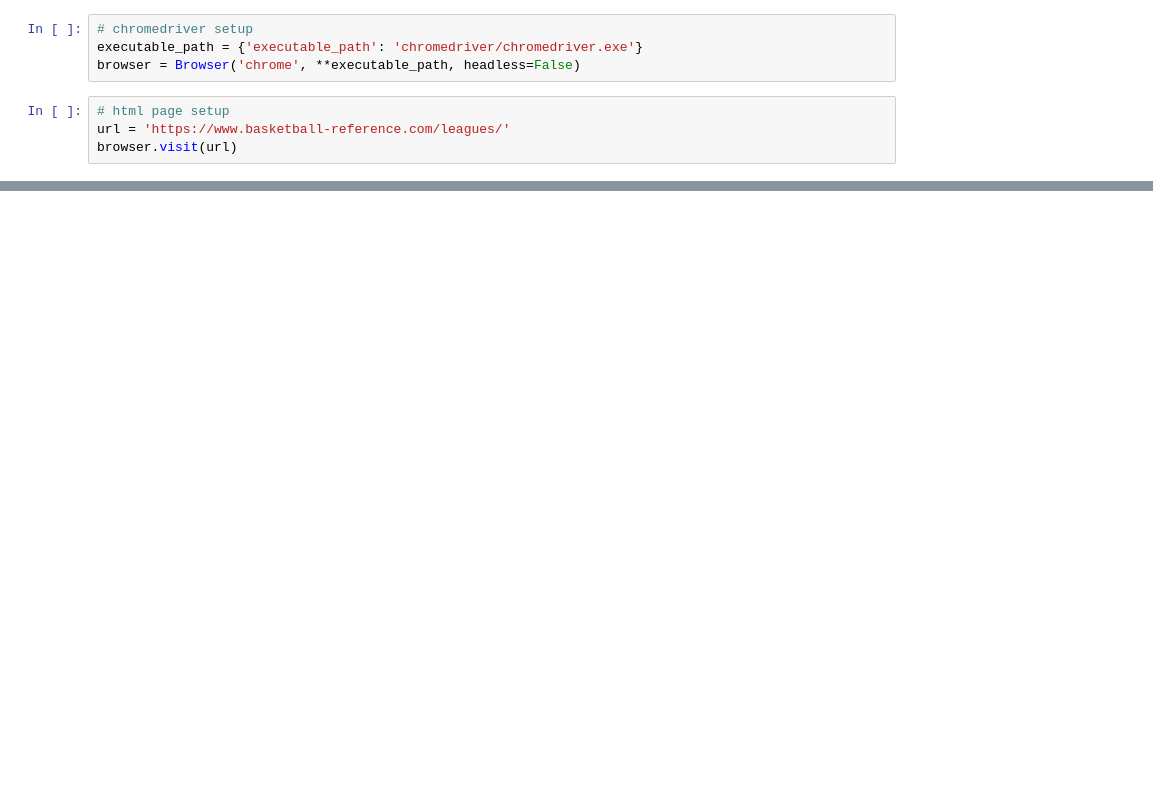
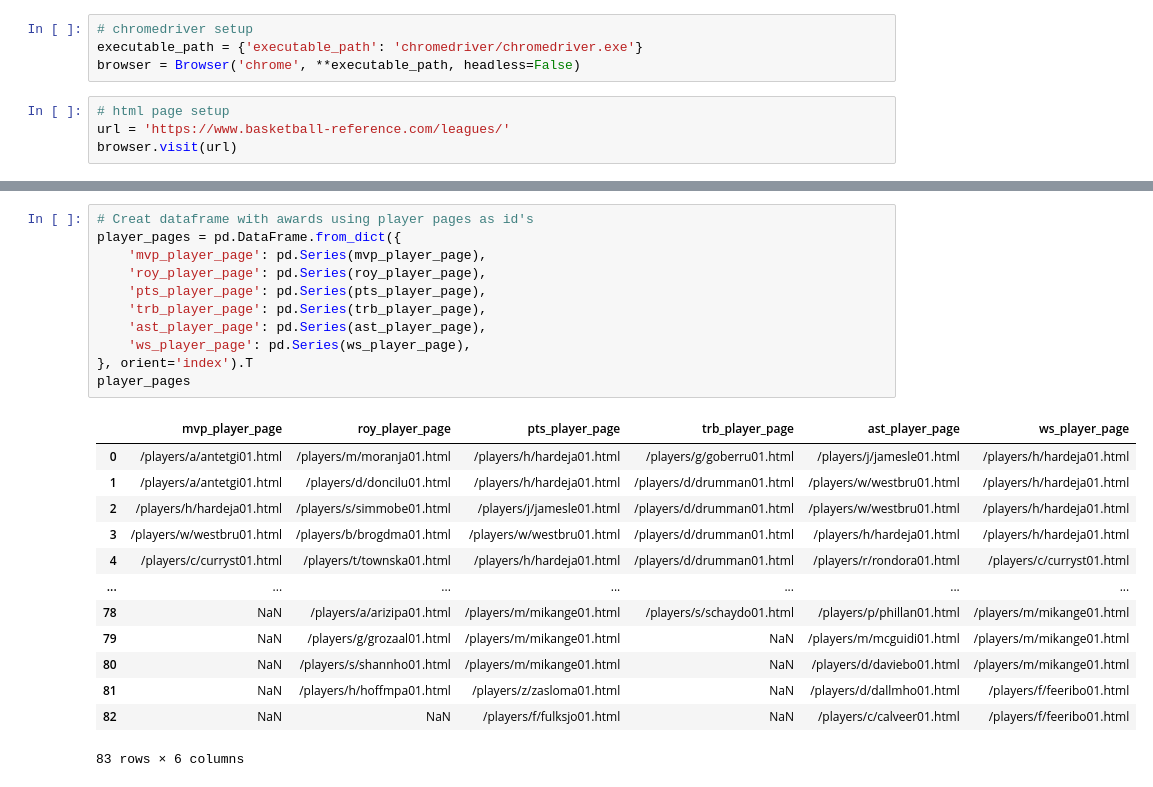
Before and after one commit to wclewett/ETL_project, a Jupyter notebook: awards_web_scrape.ipynb, the cells around one changed output, grey strips where cells are left out. Cells and saved outputs as stored; diff of their text form; blank space fills up the shorter version.

```diff
--- a/awards_web_scrape.ipynb
+++ b/awards_web_scrape.ipynb
@@ -105,0 +113,25 @@ player_links
+# %%
+# Creat dataframe with awards using player pages as id's
+player_pages = pd.DataFrame.from_dict({
+    'mvp_player_page': pd.Series(mvp_player_page),
+    'roy_player_page': pd.Series(roy_player_page),
+    'pts_player_page': pd.Series(pts_player_page),
+    'trb_player_page': pd.Series(trb_player_page),
+    'ast_player_page': pd.Series(ast_player_page),
+    'ws_player_page': pd.Series(ws_player_page),
+}, orient='index').T
+player_pages
+# %% [output]
+|  | mvp_player_page | roy_player_page | pts_player_page | trb_player_page | ast_player_page | ws_player_page |
+| 0 | /players/a/antetgi01.html | /players/m/moranja01.html | /players/h/hardeja01.html | /players/g/goberru01.html | /players/j/jamesle01.html | /players/h/hardeja01.html |
+| 1 | /players/a/antetgi01.html | /players/d/doncilu01.html | /players/h/hardeja01.html | /players/d/drumman01.html | /players/w/westbru01.html | /players/h/hardeja01.html |
+| 2 | /players/h/hardeja01.html | /players/s/simmobe01.html | /players/j/jamesle01.html | /players/d/drumman01.html | /players/w/westbru01.html | /players/h/hardeja01.html |
+| 3 | /players/w/westbru01.html | /players/b/brogdma01.html | /players/w/westbru01.html | /players/d/drumman01.html | /players/h/hardeja01.html | /players/h/hardeja01.html |
+| 4 | /players/c/curryst01.html | /players/t/townska01.html | /players/h/hardeja01.html | /players/d/drumman01.html | /players/r/rondora01.html | /players/c/curryst01.html |
+| ... | ... | ... | ... | ... | ... | ... |
+| 78 | NaN | /players/a/arizipa01.html | /players/m/mikange01.html | /players/s/schaydo01.html | /players/p/phillan01.html | /players/m/mikange01.html |
+| 79 | NaN | /players/g/grozaal01.html | /players/m/mikange01.html | NaN | /players/m/mcguidi01.html | /players/m/mikange01.html |
+| 80 | NaN | /players/s/shannho01.html | /players/m/mikange01.html | NaN | /players/d/daviebo01.html | /players/m/mikange01.html |
+| 81 | NaN | /players/h/hoffmpa01.html | /players/z/zasloma01.html | NaN | /players/d/dallmho01.html | /players/f/feeribo01.html |
+| 82 | NaN | NaN | /players/f/fulksjo01.html | NaN | /players/c/calveer01.html | /players/f/feeribo01.html |
+83 rows × 6 columns
```
Also changed, not shown: parts of 8 cells of this notebook, 2 other files.
